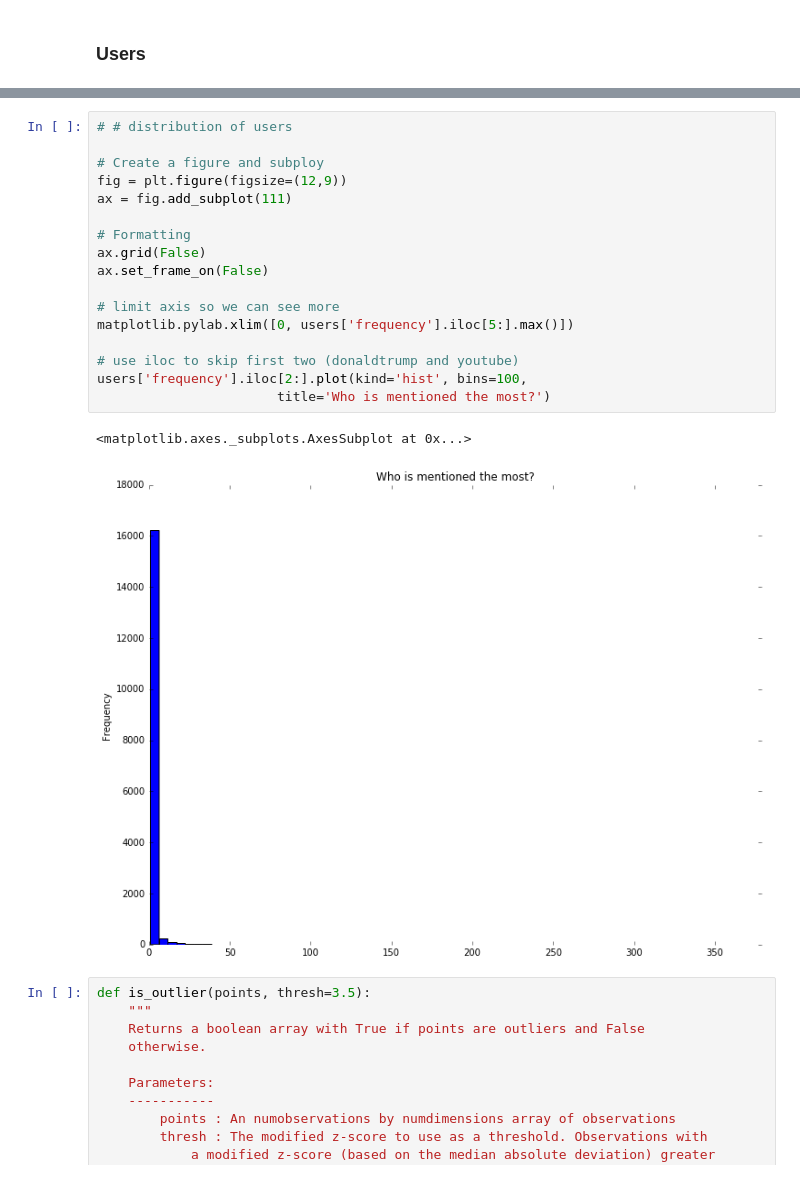
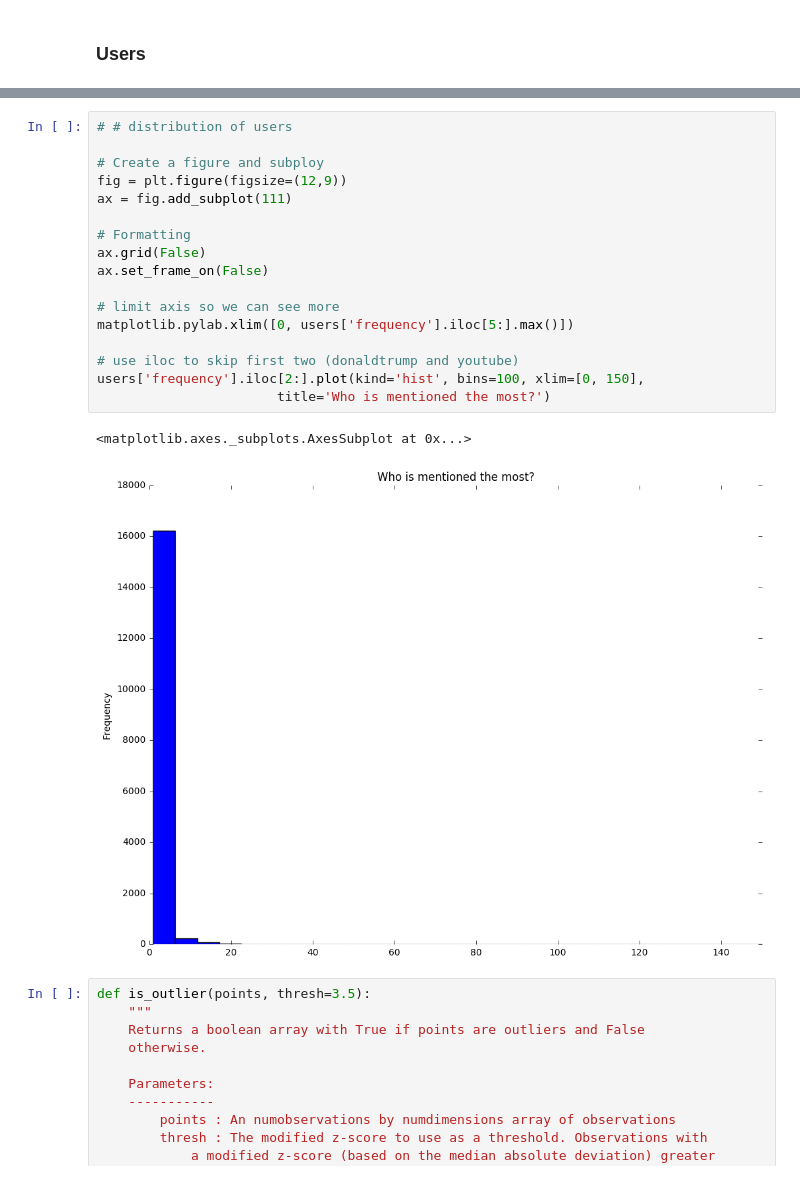
Before and after one commit to rl-grimey/polititweets, a Jupyter notebook: notebooks/bots/bot-tweet-entities.ipynb, the cells around one changed output, grey strips where cells are left out. Drawn from its saved outputs; the diff is of its cells as text.

```diff
--- a/notebooks/bots/bot-tweet-entities.ipynb
+++ b/notebooks/bots/bot-tweet-entities.ipynb
@@ -305,23 +308,23 @@ users.head(50)
 # %%
 # # distribution of users
 
 # Create a figure and subploy
 fig = plt.figure(figsize=(12,9))
 ax = fig.add_subplot(111)
 
 # Formatting
 ax.grid(False)
 ax.set_frame_on(False)
 
 # limit axis so we can see more
 matplotlib.pylab.xlim([0, users['frequency'].iloc[5:].max()])
 
 # use iloc to skip first two (donaldtrump and youtube)
-users['frequency'].iloc[2:].plot(kind='hist', bins=100,
+users['frequency'].iloc[2:].plot(kind='hist', bins=100, xlim=[0, 150],
                        title='Who is mentioned the most?')
 # %% [output]
 <matplotlib.axes._subplots.AxesSubplot at 0x...>
-[figure, old version]
+[figure, new version]
 # %%
 def is_outlier(points, thresh=3.5):
     """
```
Also changed, not shown: parts of 12 cells of this notebook, 1 other file.
